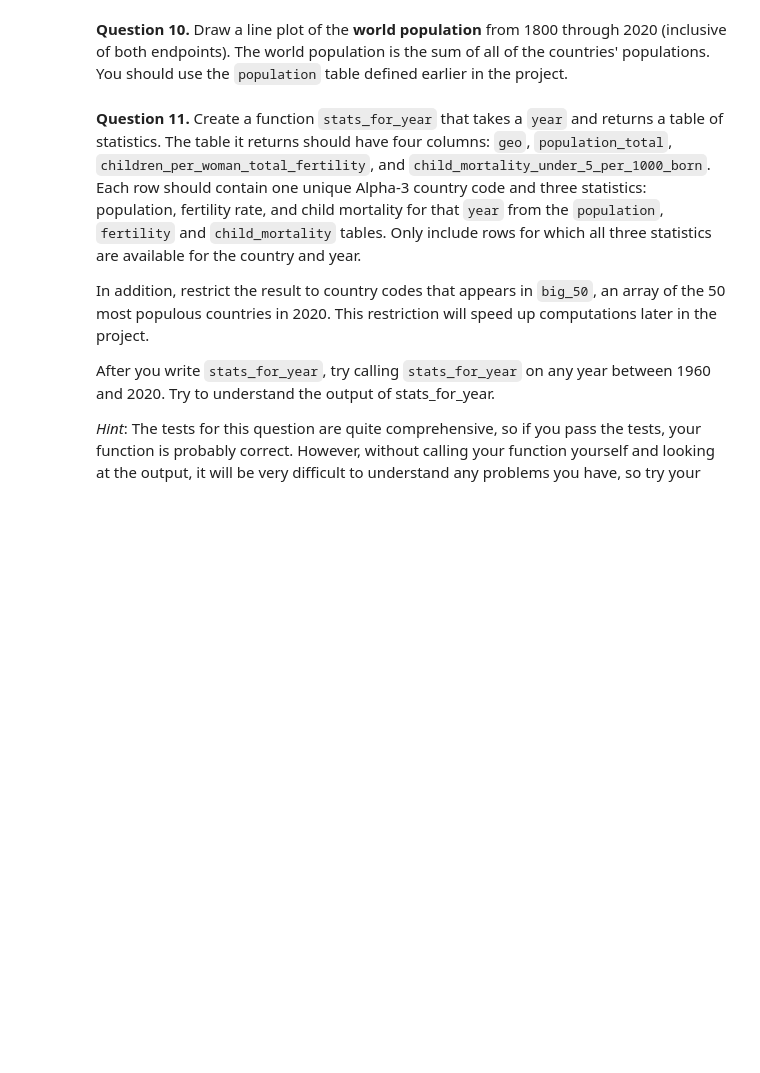
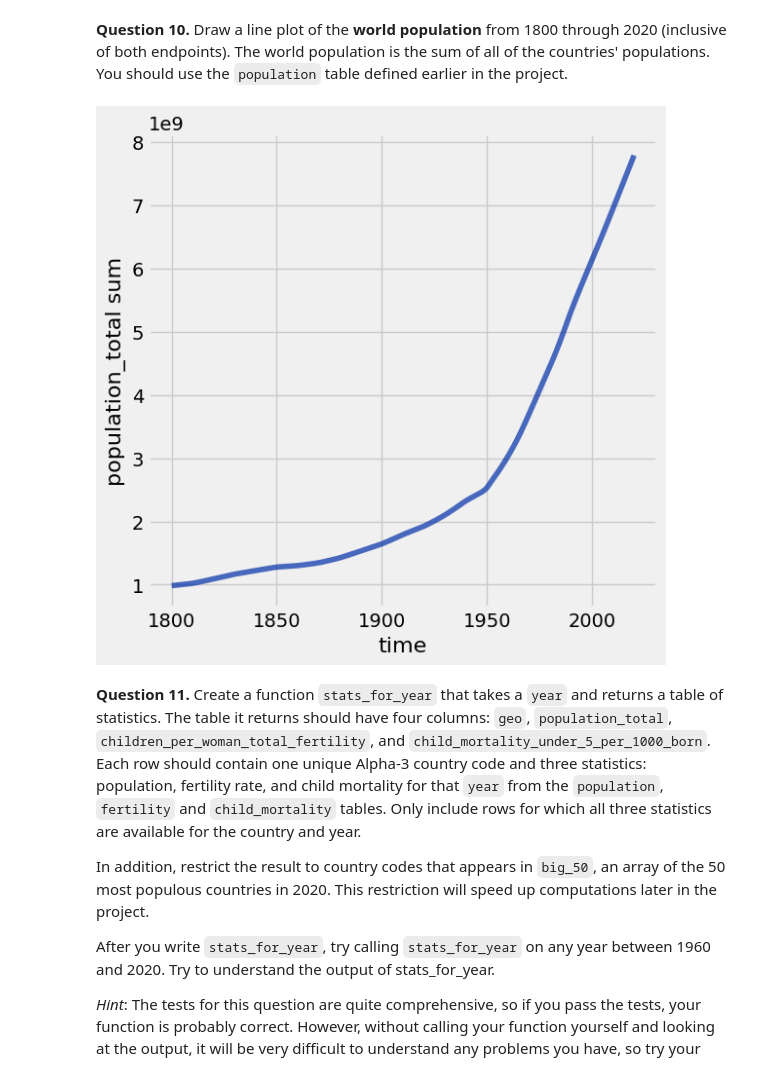
Before and after one commit to jstarr2/25-fall-intro, a Jupyter notebook: project1/project1.ipynb, the cells around one changed output. Drawn from its saved outputs; the diff is of its cells as text; code cells hidden in the pictures; blank space fills up the shorter version.

```diff
--- a/project1/project1.ipynb
+++ b/project1/project1.ipynb
@@ -286,7 +388,10 @@ grader.check("q1_9")
 **Question 10.** Draw a line plot of the **world population** from 1800 through 2020 (inclusive of both endpoints). The world population is the sum of all of the countries' populations. You should use the `population` table defined earlier in the project.
 # %%
 #Fill in code here
-...
+world_population = population.group('time', sum)
+world_population.plot('time', 'population_total sum')
+# %% [output]
+[figure, added]
 # %% [markdown]
 <!-- END QUESTION -->
 
```
Also changed, not shown: parts of 53 cells of this notebook, 4 other files.
